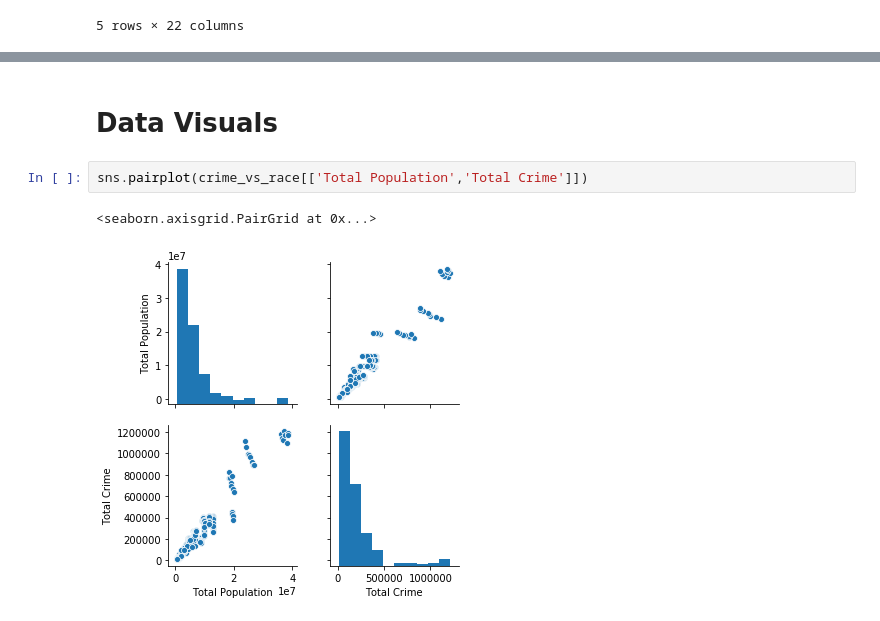
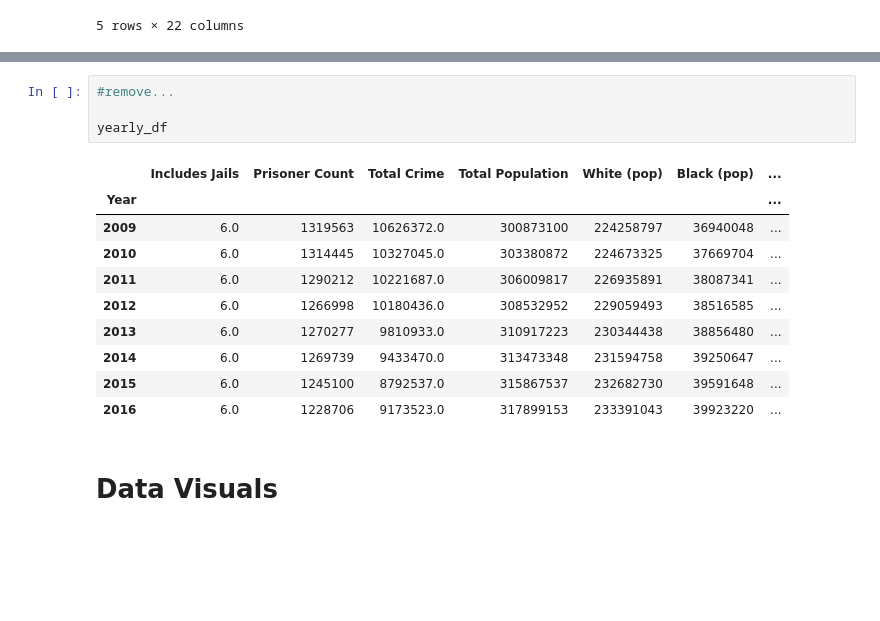
Before and after one commit to octaviaisom/Project1, a Jupyter notebook: main_oi.ipynb, the cells around one changed output, grey strips where cells are left out. Cells and saved outputs as stored; diff of their text form; blank space fills up the shorter version.

```diff
--- a/main_oi.ipynb
+++ b/main_oi.ipynb
@@ -87,7 +87,17 @@ crime_vs_race.head()
+# %%
+#remove...
+
+yearly_df
+# %% [output]
+|  | Includes Jails | Prisoner Count | Total Crime | Total Population | White (pop) | Black (pop) | ... |
+| Year |  |  |  |  |  |  | ... |
+| 2009 | 6.0 | 1319563 | 10626372.0 | 300873100 | 224258797 | 36940048 | ... |
+| 2010 | 6.0 | 1314445 | 10327045.0 | 303380872 | 224673325 | 37669704 | ... |
+| 2011 | 6.0 | 1290212 | 10221687.0 | 306009817 | 226935891 | 38087341 | ... |
+| 2012 | 6.0 | 1266998 | 10180436.0 | 308532952 | 229059493 | 38516585 | ... |
+| 2013 | 6.0 | 1270277 | 9810933.0 | 310917223 | 230344438 | 38856480 | ... |
+| 2014 | 6.0 | 1269739 | 9433470.0 | 313473348 | 231594758 | 39250647 | ... |
+| 2015 | 6.0 | 1245100 | 8792537.0 | 315867537 | 232682730 | 39591648 | ... |
+| 2016 | 6.0 | 1228706 | 9173523.0 | 317899153 | 233391043 | 39923220 | ... |
 # %% [markdown]
 # Data Visuals
-# %%
-sns.pairplot(crime_vs_race[['Total Population','Total Crime']])
-# %% [output]
-<seaborn.axisgrid.PairGrid at 0x...>
-[figure, removed]
```
Also changed, not shown: parts of 6 cells of this notebook, 2 other files.
